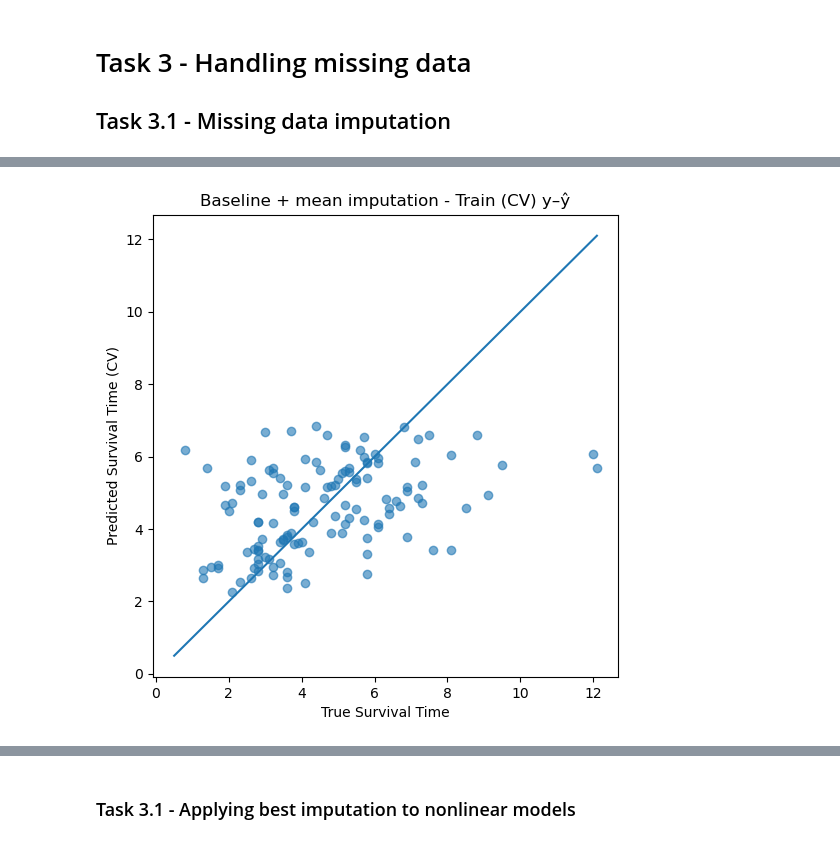
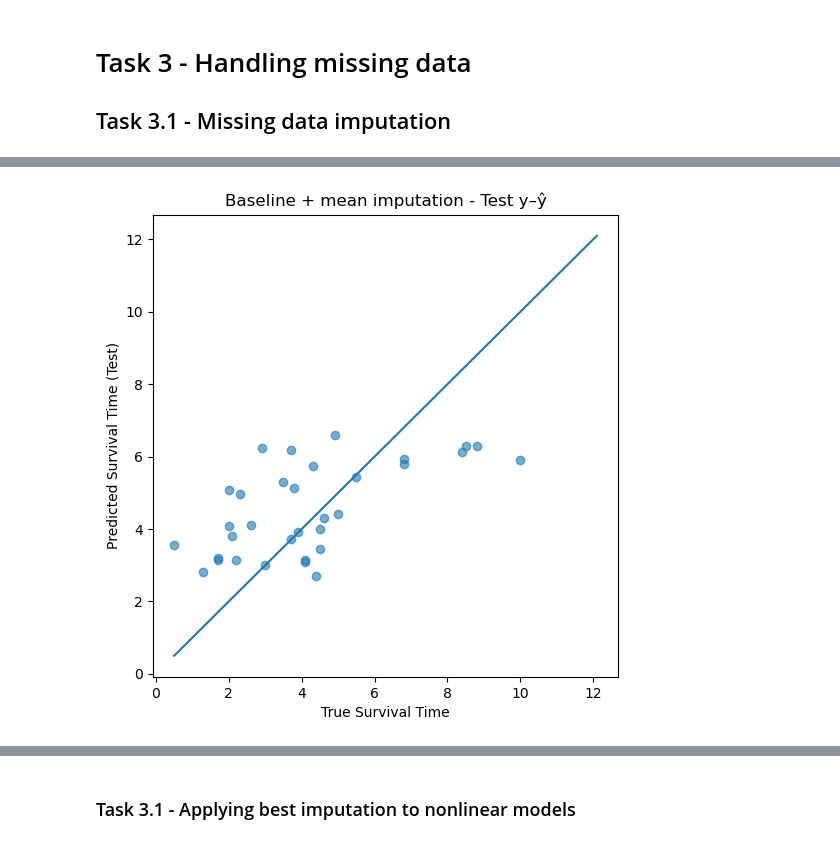
Before and after one commit to Custodio30/MLNOVA-AA-Assigement-2-Bernardo-Joao-Leonor-, a Jupyter notebook: assigment #2/notebooks/assigment#2.ipynb, the cells around one changed output, grey strips where cells are left out. Saved outputs shown, nothing was run; the diff lists cells and outputs as text; code cells hidden in the pictures.

```diff
--- a/assigment #2/notebooks/assigment#2.ipynb
+++ b/assigment #2/notebooks/assigment#2.ipynb
@@ -87,0 +103,15 @@ Number of lines withou censored values: 109
+# %%
+#Drop feature columns with missing values (but keep SurvivalTime) ---
+feature_cols = train.columns.drop("SurvivalTime")  # exclude target
+cols_with_missing = train[feature_cols].columns[train[feature_cols].isnull().any()]
+train_dropped_cols = train.drop(columns=cols_with_missing)
+print(f"Dropped feature columns with missing values: {list(cols_with_missing)}")
+print(f"Remaining columns: {list(train_dropped_cols.columns)}")
+
+#Drop rows with censored data ---
+train_no_censored = train_dropped_cols[train_dropped_cols["Censored"] == 0]
+print(f"Number of rows after dropping censored: {len(train_no_censored)}")
+
+#Drop rows with missing SurvivalTime ---
+train_final = train_no_censored.dropna(subset=["SurvivalTime"])
+print(f"Number of rows after dropping missing SurvivalTime: {len(train_final)}")
@@ -643,16 +649,9 @@ Nonlinear submission saved to ../outputs/csv/Nonlinear-submission-01.csv
 <h1> Task 3 - Handling missing data </h1>
 <h2> Task 3.1 - Missing data imputation </h2>
 # %%
-from sklearn.impute import SimpleImputer, KNNImputer
-
-# ============================================================
-# 1. Build supervised dataset including rows with missing features
-# ============================================================
-
-# We now include rows that may have missing feature values.
-# We still restrict to uncensored patients (Censored == 0) and
-# require SurvivalTime to be observed (no missing target).
-
+#Build supervised dataset including rows with missing features
+#We now include rows that may have missing feature values.
+#We still restrict to uncensored patients (Censored == 0) and require SurvivalTime to be observed (no missing target).
 full_feature_cols = [
     "Age", "Gender", "Stage", "GeneticRisk",
     "TreatmentType", "ComorbidityIndex",
@@ -662,14 +661,14 @@ full_feature_cols = [
 supervised_mask = (train["Censored"] == 0) & train["SurvivalTime"].notna()
 train_imp = train.loc[supervised_mask].copy()
 
-print("Train size used in Task 3.1 (with missing features allowed):", len(train_imp))
-print("Missing values per feature (Task 3.1 dataset):")
+print("Train size (with missing features allowed):", len(train_imp))
+print("Missing values per feature:")
 print(train_imp[full_feature_cols].isnull().sum())
 
 X_imp = train_imp[full_feature_cols].values
 y_imp = train_imp["SurvivalTime"].values
 
-# Train/test split for evaluation (similar to Task 1.2 but now with missing features)
+#Train/test split for evaluation (similar to Task 1.2 but now with missing features)
 X_train_imp, X_test_imp, y_train_imp, y_test_imp = train_test_split(
     X_imp,
     y_imp,
@@ -677,13 +676,10 @@ X_train_imp, X_test_imp, y_train_imp, y_test_imp = train_test_split(
     random_state=42
 )
 
-print("Task 3.1 - Train size:", len(X_train_imp))
-print("Task 3.1 - Test size:", len(X_test_imp))
+print("Train size:", len(X_train_imp))
+print("Test size:", len(X_test_imp))
 
-# ============================================================
-# 2. Imputation strategies + baseline model (Linear Regression)
-# ============================================================
-
+#Imputation strategies + baseline model (Linear Regression)
 # Define different imputation strategies to try with the baseline model
 imputation_strategies = {
     "mean": SimpleImputer(strategy="mean"),
@@ -696,33 +692,28 @@ imputation_strategies = {
 def evaluate_baseline_with_imputer(imputer_name, imputer,
                                    X_train, y_train, X_test, y_test,
                                    cv_splits=5, random_state=42):
-    """
-    Build a pipeline: Imputer -> StandardScaler -> LinearRegression,
-    evaluate it with cross-validation on the training data and
-    compute test performance.
-    Returns a dictionary with metrics and the fitted model.
-    """
-    # Build pipeline
+
+    #Build pipeline
     model = make_pipeline(
         imputer,
         StandardScaler(with_mean=True),
         LinearRegression()
     )
 
-    # Cross-validation on training data
+    #Cross-validation on training data
     cv = KFold(n_splits=cv_splits, shuffle=True, random_state=random_state)
     y_train_pred_cv = cross_val_predict(model, X_train, y_train, cv=cv)
     cv_mse = mean_squared_error(y_train, y_train_pred_cv)
     cv_rmse = np.sqrt(cv_mse)
 
-    # Fit on training set and evaluate on test set
+    #Fit on training set and evaluate on test set
     model.fit(X_train, y_train)
     y_test_pred = model.predict(X_test)
 
     test_mse = mean_squared_error(y_test, y_test_pred)
     test_rmse = np.sqrt(test_mse)
 
-    # Error statistics (for slides)
+    #Error statistics (for slides)
     test_errors = y_test - y_test_pred
     stats = {
         "Strategy": imputer_name,
@@ -740,10 +731,9 @@ def evaluate_baseline_with_imputer(imputer_name, imputer,
     }
     return stats
 
-# Run all strategies and collect results
+#Run all strategies and collect results
 imputation_results = []
 for name, imp in imputation_strategies.items():
-    print(f"\n=== Evaluating imputation strategy: {name} ===")
     stats = evaluate_baseline_with_imputer(
         name, imp,
         X_train_imp, y_train_imp,
@@ -753,19 +743,15 @@ for name, imp in imputation_strategies.items():
     )
     imputation_results.append(stats)
 
-# Build a DataFrame with the results (for tables in slides)
+#Build a DataFrame with the results (for tables in slides)
 imp_results_df = pd.DataFrame([
     {k: v for k, v in d.items() if k not in ["model", "y_test_pred", "y_train_pred_cv"]}
     for d in imputation_results
 ])
 
-print("\n=== Task 3.1 - Baseline with different imputation strategies ===")
 print(imp_results_df.sort_values("Test_MSE").to_string(index=False))
 
-# ============================================================
-# 3. Pick the best imputation strategy (based on CV or Test MSE)
-# ============================================================
-
+#Pick the best imputation strategy (based on CV or Test MSE)
 # Here we choose based on Test_MSE (you can justify in slides)
 best_row_imp = imp_results_df.sort_values("Test_MSE").iloc[0]
 best_strategy_name = best_row_imp["Strategy"]
@@ -777,19 +763,8 @@ baseline_imputed_best = best_stats_full["model"]
 y_train_cv_best = best_stats_full["y_train_pred_cv"]
 y_test_pred_best = best_stats_full["y_test_pred"]
 
-# ============================================================
-# 4. y–ŷ plots for the best imputation strategy (baseline)
-# ============================================================
-
-plt.figure(figsize=(6, 6))
-plt.scatter(y_train_imp, y_train_cv_best, alpha=0.6)
-plt.xlabel("True Survival Time")
-plt.ylabel("Predicted Survival Time (CV)")
-plt.title(f"Baseline + {best_strategy_name} imputation - Train (CV) y–ŷ")
+# y–ŷ plots for the best imputation strategy (baseline)
 min_y, max_y = y_imp.min(), y_imp.max()
-plt.plot([min_y, max_y], [min_y, max_y])
-plt.show()
-
 plt.figure(figsize=(6, 6))
 plt.scatter(y_test_imp, y_test_pred_best, alpha=0.6)
 plt.xlabel("True Survival Time")
@@ -797,7 +772,4 @@ plt.ylabel("Predicted Survival Time (Test)")
 plt.title(f"Baseline + {best_strategy_name} imputation - Test y–ŷ")
 plt.plot([min_y, max_y], [min_y, max_y])
 plt.show()
-
-# These plots + imp_results_df table are what you need to compare Task 3.1
-# with the original baseline from Task 1.2 in your slides.
 # %% [output]
@@ -818,4 +793,4 @@ Task 3.1 - Test size: 33
 constant_zero 3.765090 1.940384  3.541510   1.881890        -0.410013        1.836682       -3.395324        4.048022
 
 Best imputation strategy for baseline: mean
-[figure, old version]
+[figure, new version]
```
Also changed, not shown: parts of 28 cells of this notebook, 5 other files.
